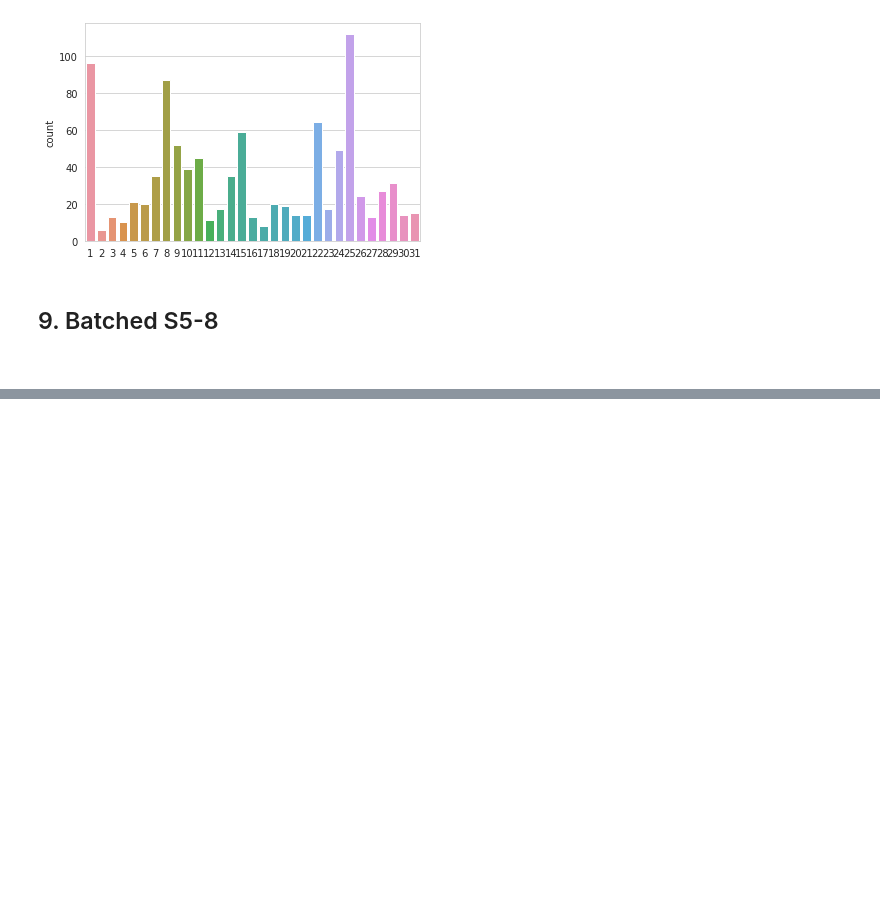
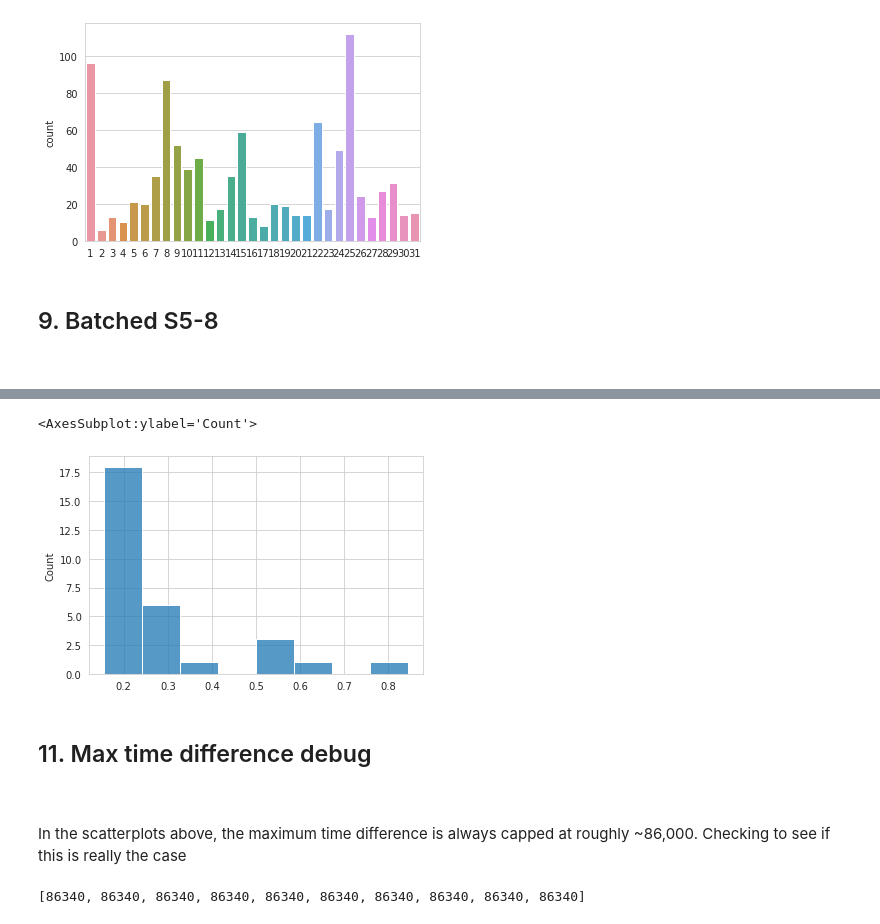
Before and after one commit to kevingao26/Binder-Logs, a Jupyter notebook: Binder-Launches-EDA.ipynb, the cells around one changed output, grey strips where cells are left out. Cells and saved outputs as stored; diff of their text form; code cells hidden in the pictures; blank space fills up the shorter version.

```diff
--- a/Binder-Launches-EDA.ipynb
+++ b/Binder-Launches-EDA.ipynb
@@ -450,0 +505,13 @@ EstephaniaCalvo/Guia_de_Implementacion_de_Algoritmos_de_Ing_Industrial
+# %%
+def weekday_dist(min_count, max_count, low, high):
+    ret_list = []
+    for i in np.arange(low, high):
+        tail_repo = rp_df[rp_df["repo"] >= min_count][rp_df["repo"] <= max_count].iloc[i]["index"]
+        #print(tail_repo)
+        ra_df = df[df["repo"] == tail_repo]
+        times = ra_df["timestamp"].apply(lambda x: str2date(x)).sort_values(ascending=False)
+        weekday = times.apply(lambda x: x.weekday()).tolist()
+        ret_list.append(Counter(weekday).most_common()[0][1] / len(weekday))
+    return ret_list
+
+weekdays = weekday_dist(1000, 2000, 0, 30)
@@ -450,0 +538,12 @@ EstephaniaCalvo/Guia_de_Implementacion_de_Algoritmos_de_Ing_Industrial
+# %%
+sns.histplot(weekdays)
+# %% [output]
+<AxesSubplot:ylabel='Count'>
+[figure, added]
+# %% [markdown]
+<a name='max'></a>
+## 11. Max time difference debug
+
+<br>
+# %% [markdown]
+In the scatterplots above, the maximum time difference is always capped at roughly ~86,000. Checking to see if this is really the case
@@ -450,0 +569,4 @@ EstephaniaCalvo/Guia_de_Implementacion_de_Algoritmos_de_Ing_Industrial
+# %%
+max_diffs
+# %% [output]
+[86340, 86340, 86340, 86340, 86340, 86340, 86340, 86340, 86340, 86340]
```
Also changed, not shown: parts of 26 cells of this notebook, 2 other files.
